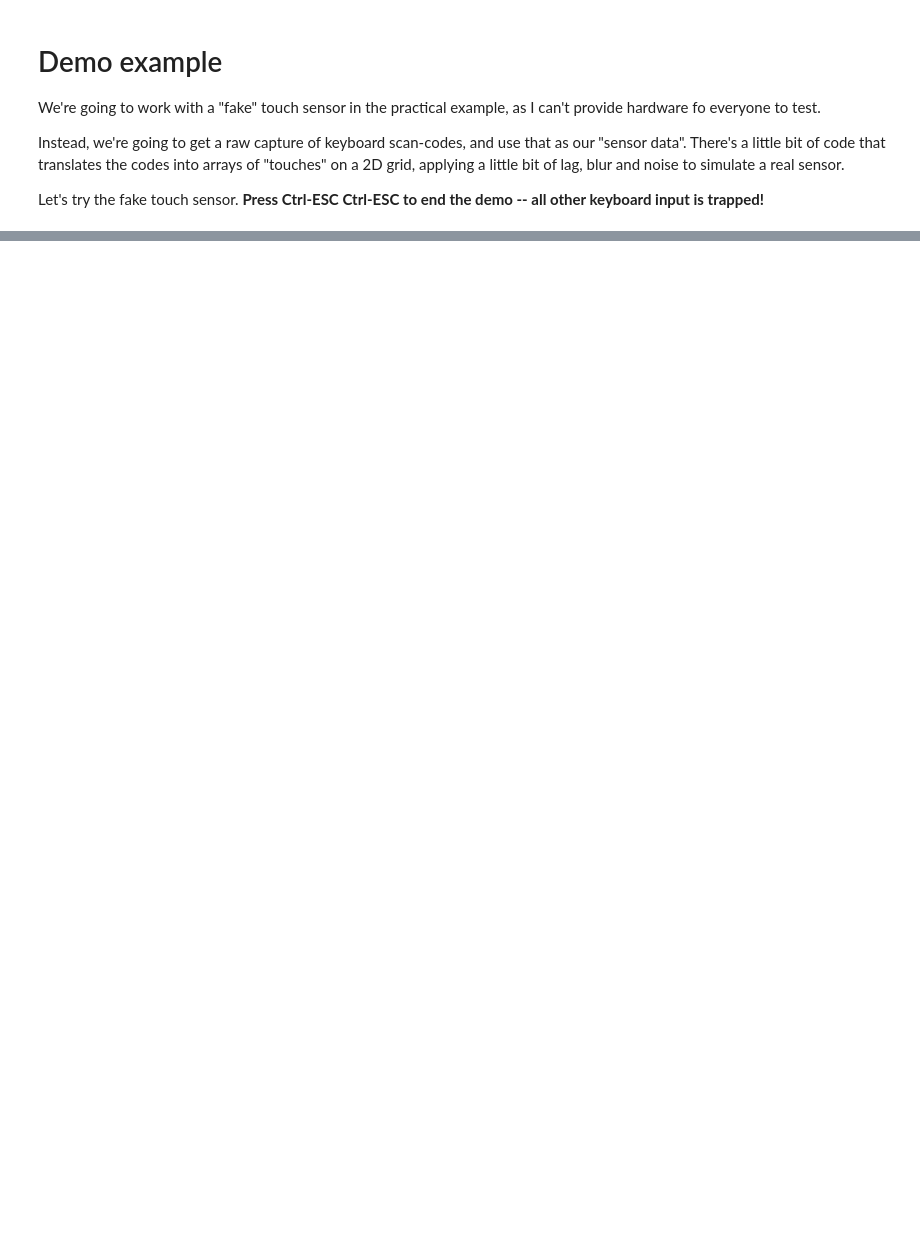
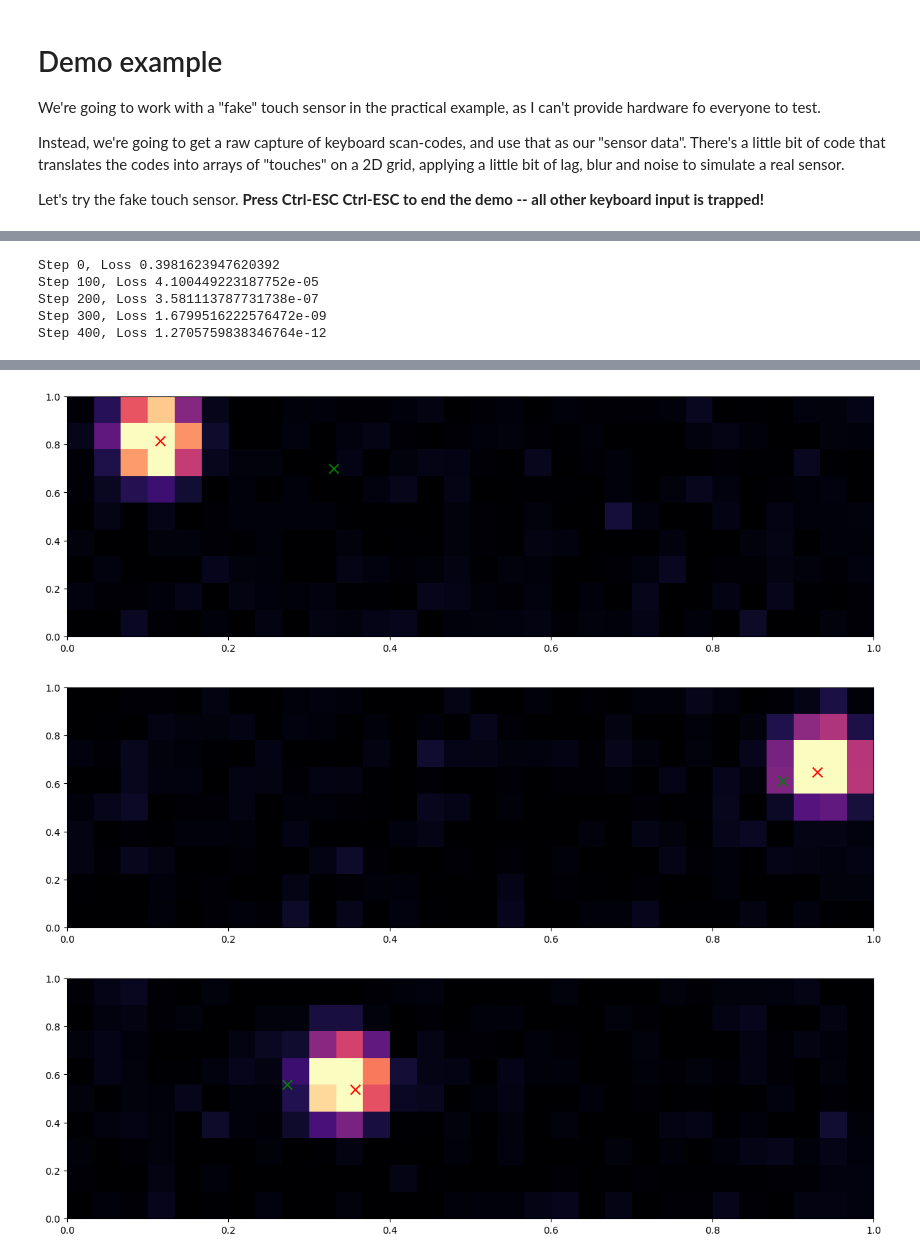
Before and after one commit to johnhw/cix_2024, a Jupyter notebook: 01_Introduction.ipynb, the cells around one changed output, grey strips where cells are left out. Cells and saved outputs as stored; diff of their text form; code cells hidden in the pictures; blank space fills up the shorter version.

```diff
--- a/01_Introduction.ipynb
+++ b/01_Introduction.ipynb
@@ -169,0 +371,27 @@ We're going to model the "fist-pointer" -- mashing your fist across the keyboard
+# %%
+# Train the model
+rng = jax.random.PRNGKey(42)
+learning_rate = 0.001
+cnn_state = create_CNN(rng, learning_rate)
+
+batch = {'inputs': X_train, 'targets': y_train}
+
+# train loop
+for i in range(5_00):
+    cnn_state, loss = train_step(cnn_state, batch)
+    if i % 100 == 0:
+        print(f'Step {i}, Loss {loss}')
+# %% [output]
+Step 0, Loss 0.3981623947620392
+Step 100, Loss 4.100449223187752e-05
+Step 200, Loss 3.581113787731738e-07
+Step 300, Loss 1.6799516222576472e-09
+Step 400, Loss 1.2705759838346764e-12
+# %%
+# Evaluate the model, and plot some examples
+test_batch = {'inputs': X_test, 'targets': y_test}
+test_loss = evaluate(cnn_state, test_batch)
+print(f'Test loss: {test_loss:.4f}')
+
+show_test_images(X_test, y_test, predict=lambda x:predict(cnn_state, x), n=3)
+# %% [output]
@@ -169,0 +399,3 @@ We're going to model the "fist-pointer" -- mashing your fist across the keyboard
+[figure, added]
+[figure, added]
+[figure, added]
```
Also changed, not shown: parts of 39 cells of this notebook, 9 other files.
